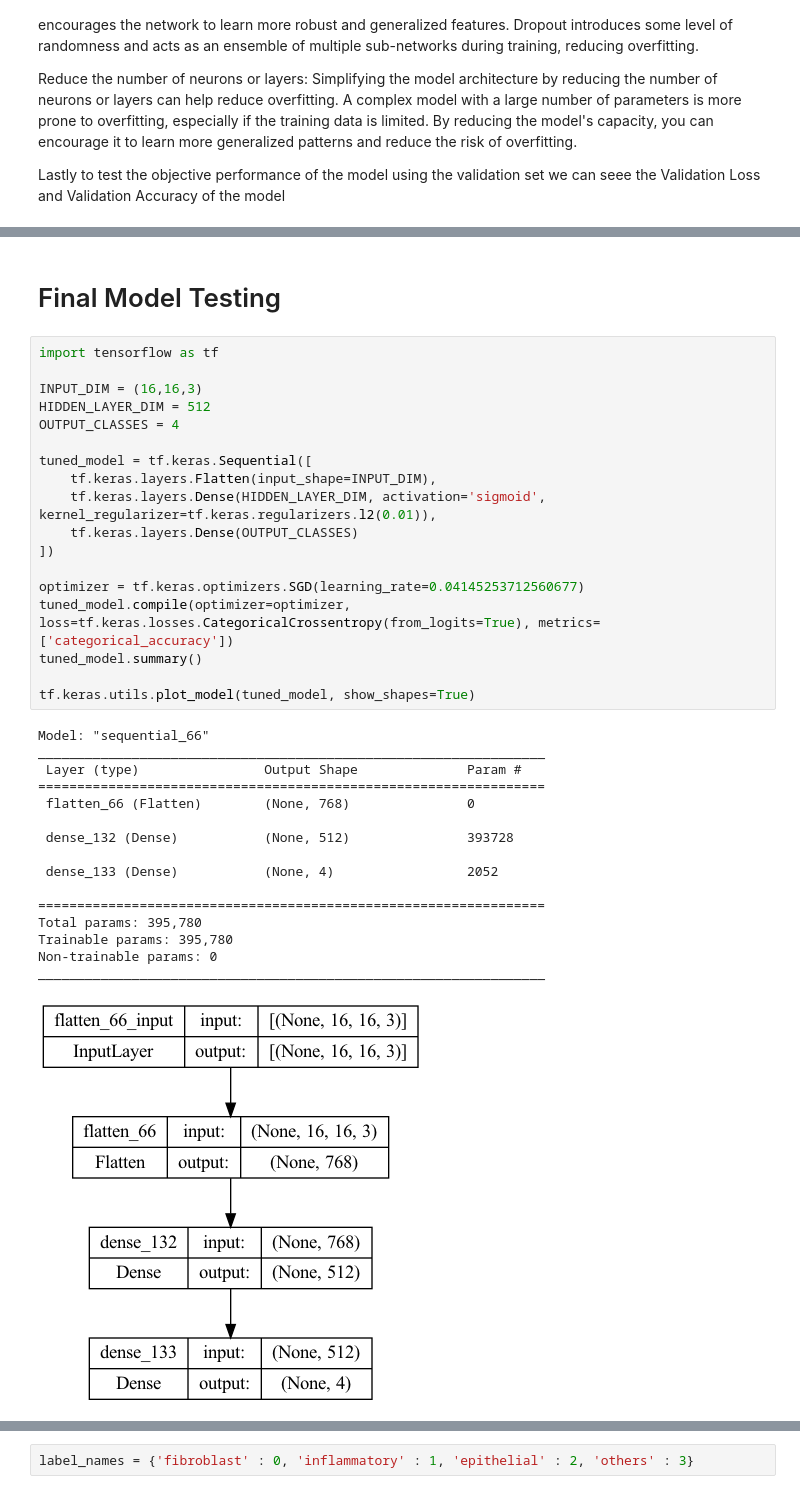
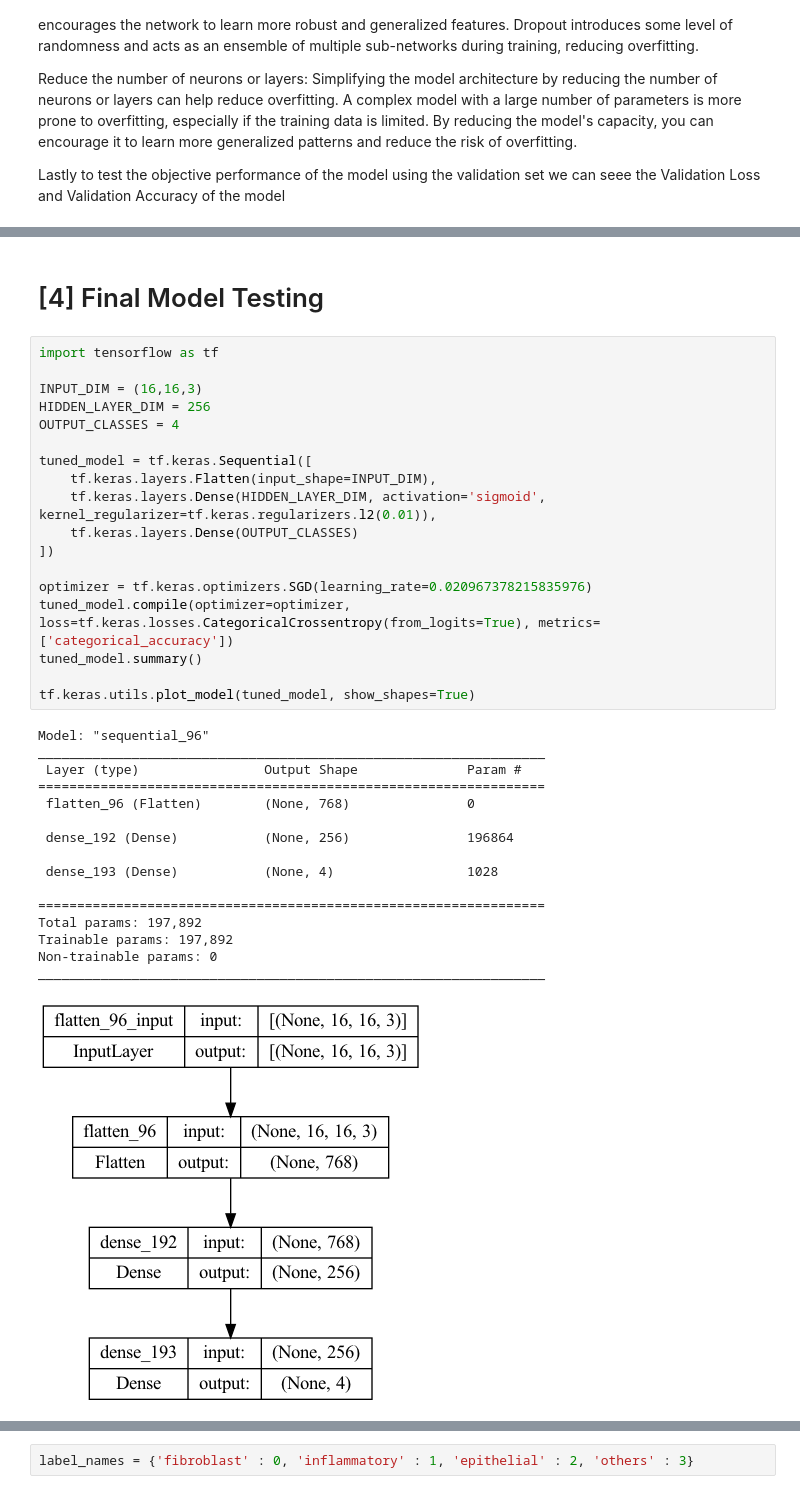
Before and after one commit to AmiruC/Machine-Learning-Cancer-Classification-Model, a Jupyter notebook: notebooks/notebook.ipynb, the cells around one changed output, grey strips where cells are left out. Cells and saved outputs as stored; diff of their text form.

```diff
--- a/notebooks/notebook.ipynb
+++ b/notebooks/notebook.ipynb
@@ -375,40 +385,40 @@ Best Hyperparameters: {'epochs': 200, 'hidden_layer_dim': 512, 'learning_rate':
 # %% [markdown]
-# Final Model Testing
+# [4] Final Model Testing
 # %%
 import tensorflow as tf
 
 INPUT_DIM = (16,16,3)
-HIDDEN_LAYER_DIM = 512
+HIDDEN_LAYER_DIM = 256
 OUTPUT_CLASSES = 4
 
 tuned_model = tf.keras.Sequential([
     tf.keras.layers.Flatten(input_shape=INPUT_DIM),
     tf.keras.layers.Dense(HIDDEN_LAYER_DIM, activation='sigmoid', kernel_regularizer=tf.keras.regularizers.l2(0.01)),
     tf.keras.layers.Dense(OUTPUT_CLASSES)
 ])
 
-optimizer = tf.keras.optimizers.SGD(learning_rate=0.04145253712560677)
+optimizer = tf.keras.optimizers.SGD(learning_rate=0.020967378215835976)
 tuned_model.compile(optimizer=optimizer, loss=tf.keras.losses.CategoricalCrossentropy(from_logits=True), metrics=['categorical_accuracy'])
 tuned_model.summary()
 
 tf.keras.utils.plot_model(tuned_model, show_shapes=True)
 # %% [output]
-Model: "sequential_66"
+Model: "sequential_96"
 _________________________________________________________________
  Layer (type)                Output Shape              Param #
 =================================================================
- flatten_66 (Flatten)        (None, 768)               0
+ flatten_96 (Flatten)        (None, 768)               0
 
- dense_132 (Dense)           (None, 512)               393728
+ dense_192 (Dense)           (None, 256)               196864
 
- dense_133 (Dense)           (None, 4)                 2052
+ dense_193 (Dense)           (None, 4)                 1028
 
 =================================================================
-Total params: 395,780
-Trainable params: 395,780
+Total params: 197,892
+Trainable params: 197,892
 Non-trainable params: 0
 _________________________________________________________________
-[figure, old version]
+[figure, new version]
 # %%
 test_data['cellType'] = test_data['cellType'].astype('str')
 
```
Also changed, not shown: parts of 13 cells of this notebook, 1 other file.
